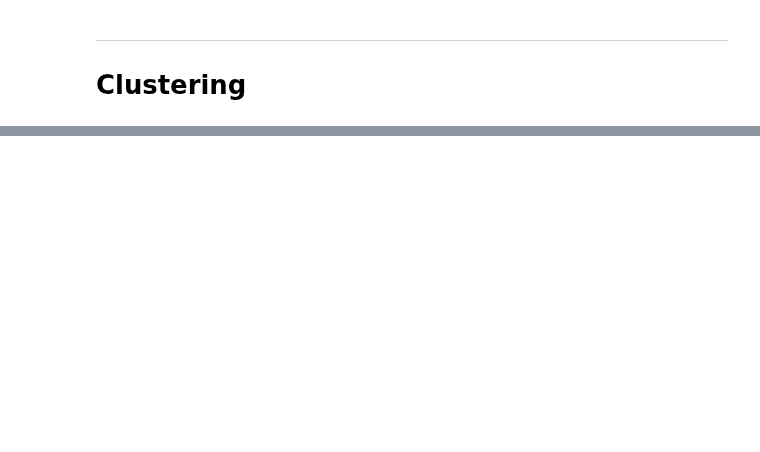
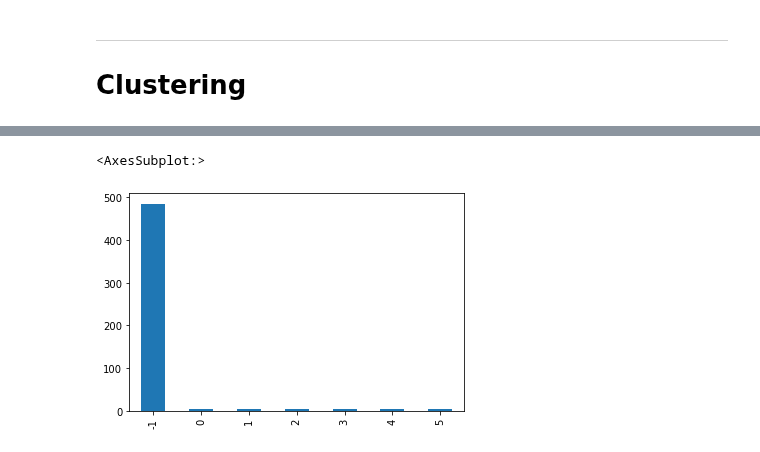
Before and after one commit to FinancialForecasters/financial_forecaster, a Jupyter notebook: hinzle_2.ipynb, the cells around one changed output, grey strips where cells are left out. Cells and saved outputs as stored; diff of their text form; code cells hidden in the pictures; blank space fills up the shorter version.

```diff
--- a/hinzle_2.ipynb
+++ b/hinzle_2.ipynb
@@ -71,3 +69,5 @@ KeyError: "None of [Index(['cross', 'histy', 'atr_above_threshold_0.01',\n
+# %%
+clas=clas.astype('int')
 # %%
 clas.info()
 # %% [output]
@@ -93,4 +94,4 @@ transformer = RobustScaler().fit(cont)
 # %%
 conts_unscaled=transformer.transform(cont)
 # %%
-df=pd.DataFrame(conts_unscaled,columns=cont.columns)
+df=pd.DataFrame(conts_unscaled,columns=cont.columns,index=cont.index)
@@ -106,8 +98,16 @@ df.head()
+# %%
+df=pd.concat([df,clas],axis=1)
 # %% [markdown]
 ---
 # Clustering
 # %%
-db = DBSCAN(eps=0.5, min_samples=10).fit(train)
+db = DBSCAN(eps=0.7, min_samples=4).fit(df)
 core_samples_mask = np.zeros_like(db.labels_, dtype=bool)
 core_samples_mask[db.core_sample_indices_] = True
 labels = db.labels_
+
+np.argwhere(np.isnan(labels))
+labels=pd.DataFrame(labels,columns=['clust'],dtype='int',index=df.index)
+# clas=clas.astype('category')
+# clas=clas.drop(columns='clust')
+clas=pd.concat([clas,labels],axis=1)
@@ -180,0 +114,5 @@ X_train.head()
+# %%
+clas.clust.value_counts().sort_index().plot.bar()
+# %% [output]
+<AxesSubplot:>
+[figure, added]
```
Also changed, not shown: parts of 31 cells of this notebook, 7 other files.
